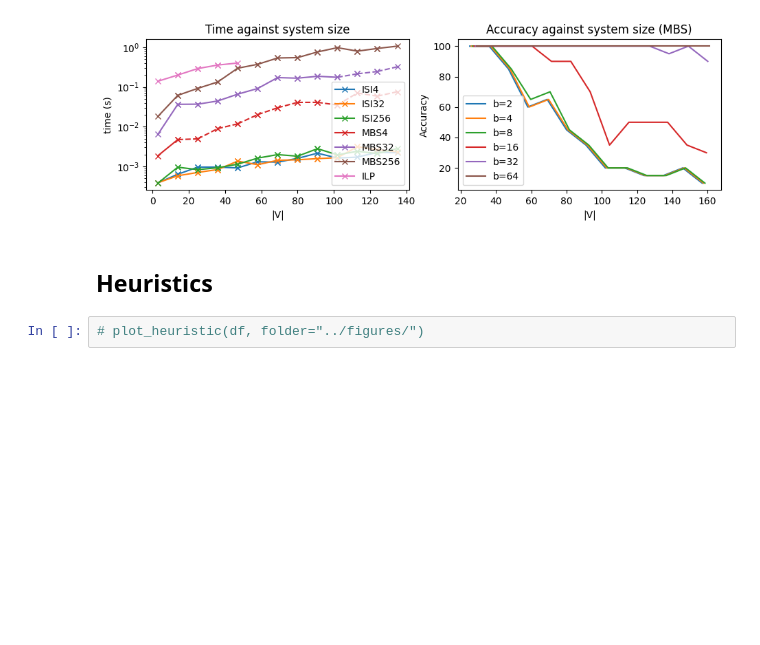
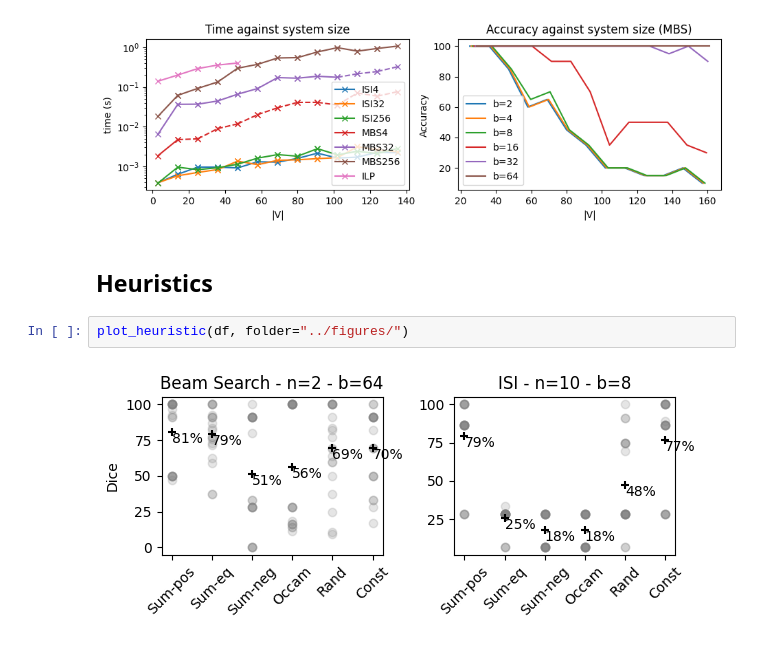
Before and after one commit to SamuelReyd/SearchingForCauses, a Jupyter notebook: src/Figures.ipynb, the cells around one changed output. Saved outputs shown, nothing was run; the diff lists cells and outputs as text; blank space fills up the shorter version.

```diff
--- a/src/Figures.ipynb
+++ b/src/Figures.ipynb
@@ -86,4 +178,6 @@ plot_smallest(df_reg, folder="../figures/")
 # %% [markdown]
 ## Heuristics
 # %%
-# plot_heuristic(df, folder="../figures/")
+plot_heuristic(df, folder="../figures/")
+# %% [output]
+[figure, added]
```
Also changed, not shown: parts of 9 cells of this notebook, 5 other files.
